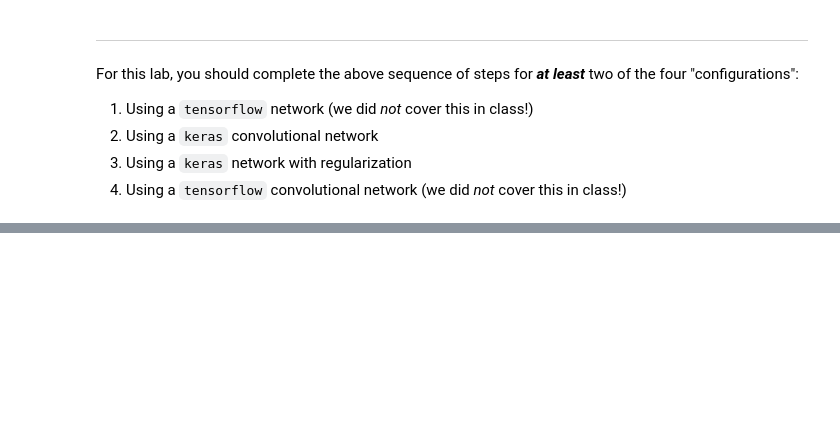
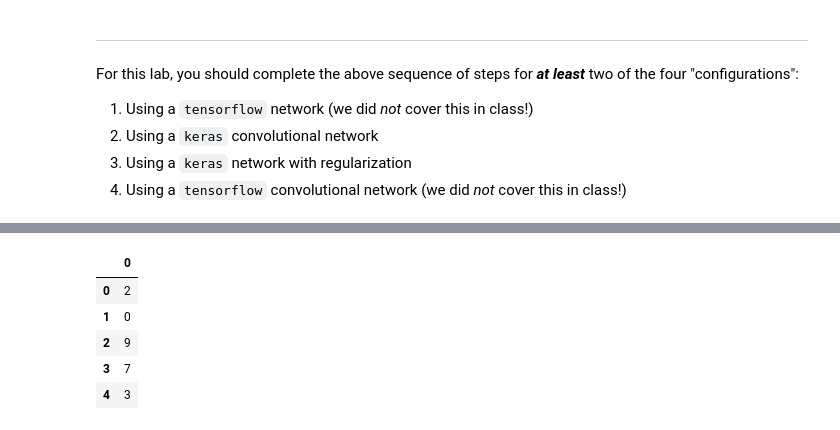
Before and after one commit to Tatadektep/Neural_Nets_Applied_Lab, a Jupyter notebook: starter-code.ipynb, the cells around one changed output, grey strips where cells are left out. Drawn from its saved outputs; the diff is of its cells as text; code cells hidden in the pictures; blank space fills up the shorter version.

```diff
--- a/starter-code.ipynb
+++ b/starter-code.ipynb
@@ -35,0 +251,10 @@ For this lab, you should complete the above sequence of steps for **_at least_**
+# %%
+classes_df = pd.DataFrame(classes) # columns=['wage'] to name column
+classes_df.head()
+# %% [output]
+|  | 0 |
+| 0 | 2 |
+| 1 | 0 |
+| 2 | 9 |
+| 3 | 7 |
+| 4 | 3 |
```
Also changed, not shown: parts of 29 cells of this notebook, 4 other files.
